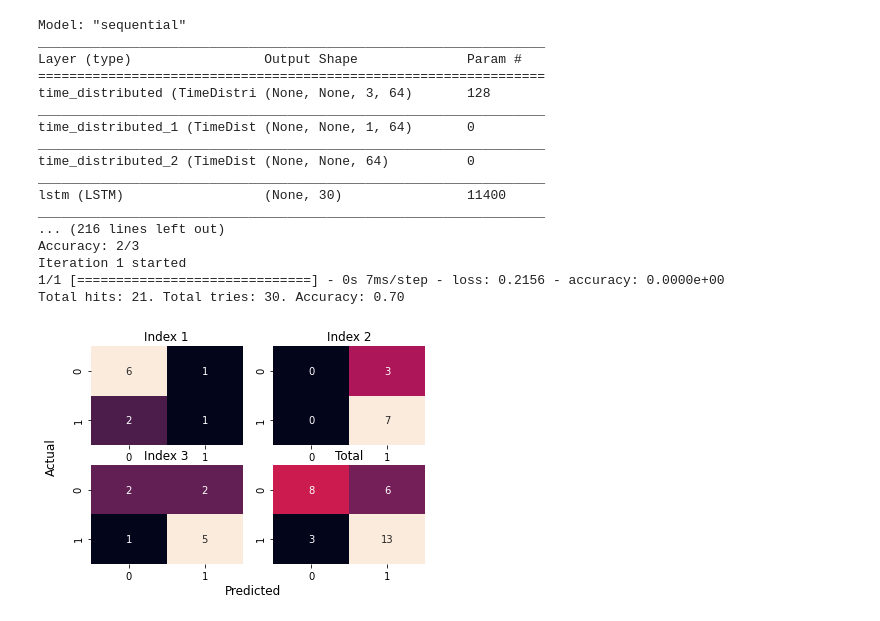
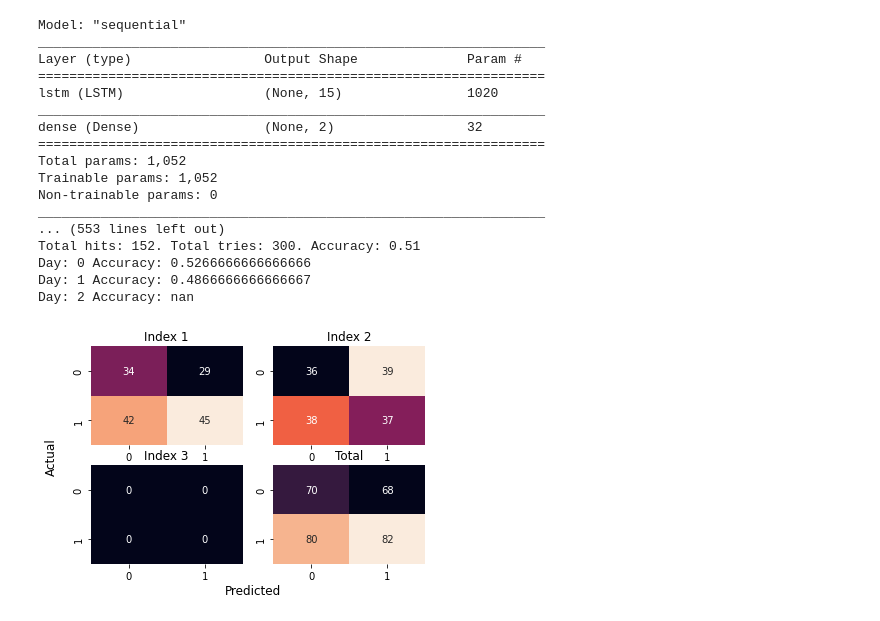
Before and after one commit to CHERR4/TFM-Crypto-Predict, a Jupyter notebook: TFM_Different_Stocks_Test.ipynb, the cells around one changed output. Drawn from its saved outputs; the diff is of its cells as text; code cells hidden in the pictures.

```diff
--- a/TFM_Different_Stocks_Test.ipynb
+++ b/TFM_Different_Stocks_Test.ipynb
@@ -74,7 +47,7 @@ def build_prediction_dataframe(training_ts, predictions_ts):
   last_training_predictions = [training_ts.tail(1), predictions_ts]
   last_training_predictions_ts = pd.concat(last_training_predictions)
   last_training_predictions_df = last_training_predictions_ts.reset_index()
-  last_training_predictions_df['positive_delta'] = last_training_predictions_df.apply(lambda row: row.name > 0 and last_training_predictions_df.loc[row.name-1, :]['close'] < row['close'], axis=1)
+  last_training_predictions_df['positive_delta'] = last_training_predictions_df.apply(lambda row: row.name > 0 and last_training_predictions_df.loc[row.name-1, :][last_training_predictions_df.columns[1]] < row[last_training_predictions_df.columns[1]], axis=1)
   predictions_df = last_training_predictions_df.iloc[1: , :][['positive_delta']]
   return predictions_df
 
@@ -93,9 +66,7 @@ def evaluate(model, train_ts, test_ts, n_evaluations=10, n_test=3, n_steps=1, n_
   total_tries = 0
   confusion_matrix = [np.zeros((2,2)), np.zeros((2,2)), np.zeros((2,2))]
   print('Training on train_ts')
-  # This line is to replicate the other script
   train_evaluate = train_ts[:-n_evaluations*n_test]
-
   model.train(train_evaluate, n_epochs, batch_size)
 
   print('Iteration 1 started on test')
@@ -104,12 +75,9 @@ def evaluate(model, train_ts, test_ts, n_evaluations=10, n_test=3, n_steps=1, n_
   for i in reversed(range(1, n_evaluations + 1)):
     test_evaluate = test_ts[-n_test*i:]
     test_evaluate = test_evaluate[:n_test]
-    print('Last training {} {}'.format(i, steps_to_predict))
-    print(test_evaluate)
     predictions = model.predict(steps_to_predict)
     predictions = predictions.reshape(predictions.shape[1])
-    predictions_ts = pd.DataFrame({'close': predictions}, test_evaluate.index)
-    print(predictions_ts)
+    predictions_ts = pd.DataFrame({test_evaluate.columns[0]: predictions}, test_evaluate.index)
 
     predictions_df = build_prediction_dataframe(steps_to_predict, predictions_ts)
     predictions_df.rename(columns={'positive_delta': 'positive_delta_predict'}, inplace=True)
@@ -126,9 +94,9 @@ def evaluate(model, train_ts, test_ts, n_evaluations=10, n_test=3, n_steps=1, n_
     total_hits += hits
     total_tries += predictions_and_test.shape[0]
 
-    print('Iteration {} started'.format(i))
+    print('Iteration {} started'.format(n_evaluations + 1 - i))
     new_train = pd.concat([steps_to_predict, test_evaluate])
-    model.train(new_train, epochs=1, batch_size=len(new_train), validation_split=0)
+    model.retrain(new_train, epochs=1, batch_size=len(new_train), validation_split=0)
     steps_to_predict = new_train[-n_steps:]
 
   print('Total hits: {}. Total tries: {}. Accuracy: {:0.2f}'.format(total_hits, total_tries, total_hits / total_tries))
@@ -146,49 +114,60 @@ def plot_confusion_matrix(confusion_matrix):
   sum_cm = sum(confusion_matrix)
   axs[1,1].title.set_text('Total')
   sns.heatmap(data=sum_cm, annot=True, cbar=False, ax=axs[1,1])
+
+def print_effectiveness_day(cm, day):
+  hits = cm[0][0] + cm[1][1]
+  total = hits + cm[0][1] + cm[1][0]
+  print("Day:", day, "Accuracy:", hits / total)
+
+def print_effectiveness_by_day(confusion_matrix_list):
+  for i in range(len(confusion_matrix_list)):
+    print_effectiveness_day(confusion_matrix_list[i], i)
 # %%
 # from sklearn.metrics import mean_absolute_percentage_error
 from VanillaLSTM import VanillaLSTM
 from StackedLSTM import StackedLSTM
 from BidirectionalLSTM import BidirectionalLSTM
 from ConvLSTM import ConvLSTM
 from CnnLSTM import CnnLSTM
 
-epochs = 30
+epochs = 50
 batch_size = 16
-n_steps = 3
-n_outputs = 3
-n_evaluations = 10
-n_neurons = 30
-n_seed = 0
-optimizer = 'rmsprop'
-loss = 'mean_absolute_error'
+n_steps = 6
+n_outputs = 2
+n_evaluations = 150
+n_neurons = 15
+n_seed = 900
+optimizer = 'adam'
+loss = 'mean_squared_error'
+model_type = VanillaLSTM
 
 seed(n_seed)
 tf.random.set_seed(n_seed)
-model = CnnLSTM(n_neurons=n_neurons, n_steps=n_steps, n_outputs=n_outputs, loss=loss, optimizer=optimizer)
+model = model_type(n_neurons=n_neurons, n_steps=n_steps, n_outputs=n_outputs, loss=loss, optimizer=optimizer)
 
-cm = evaluate(model, btc_stocks_close, btc_stocks_close, n_evaluations=n_evaluations, n_test=n_outputs, n_steps=n_steps, n_epochs=epochs, batch_size=batch_size)
+cm = evaluate(model, stocks[['btcClose']], stocks[['btcClose']], n_evaluations=n_evaluations, n_test=n_outputs, n_steps=n_steps, n_epochs=epochs, batch_size=batch_size)
 plot_confusion_matrix(cm)
+print_effectiveness_by_day(cm)
 # %% [output]
 Model: "sequential"
 _________________________________________________________________
 Layer (type)                 Output Shape              Param #
 =================================================================
-time_distributed (TimeDistri (None, None, 3, 64)       128
+lstm (LSTM)                  (None, 15)                1020
 _________________________________________________________________
-time_distributed_1 (TimeDist (None, None, 1, 64)       0
+dense (Dense)                (None, 2)                 32
+=================================================================
+Total params: 1,052
+Trainable params: 1,052
+Non-trainable params: 0
 _________________________________________________________________
-time_distributed_2 (TimeDist (None, None, 64)          0
-_________________________________________________________________
-lstm (LSTM)                  (None, 30)                11400
-_________________________________________________________________
-... (216 lines left out)
-Accuracy: 2/3
-Iteration 1 started
-1/1 [==============================] - 0s 7ms/step - loss: 0.2156 - accuracy: 0.0000e+00
-Total hits: 21. Total tries: 30. Accuracy: 0.70
+... (553 lines left out)
+Total hits: 152. Total tries: 300. Accuracy: 0.51
+Day: 0 Accuracy: 0.5266666666666666
+Day: 1 Accuracy: 0.4866666666666667
+Day: 2 Accuracy: nan
-[figure, old version]
+[figure, new version]
 # %%
 seed(n_seed)
 tf.random.set_seed(n_seed)
```
Also changed, not shown: parts of 18 cells of this notebook, 12 other files.
